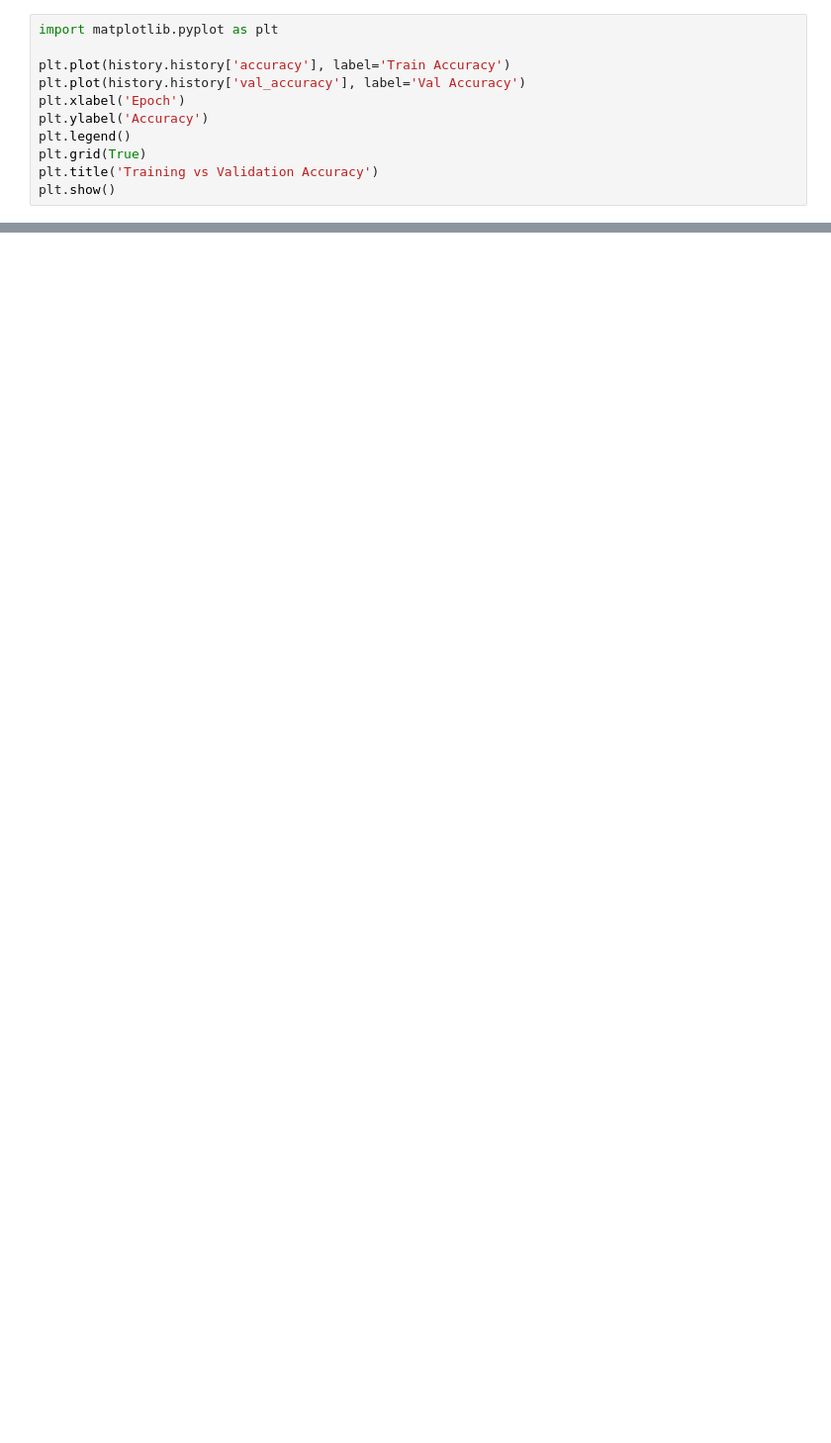
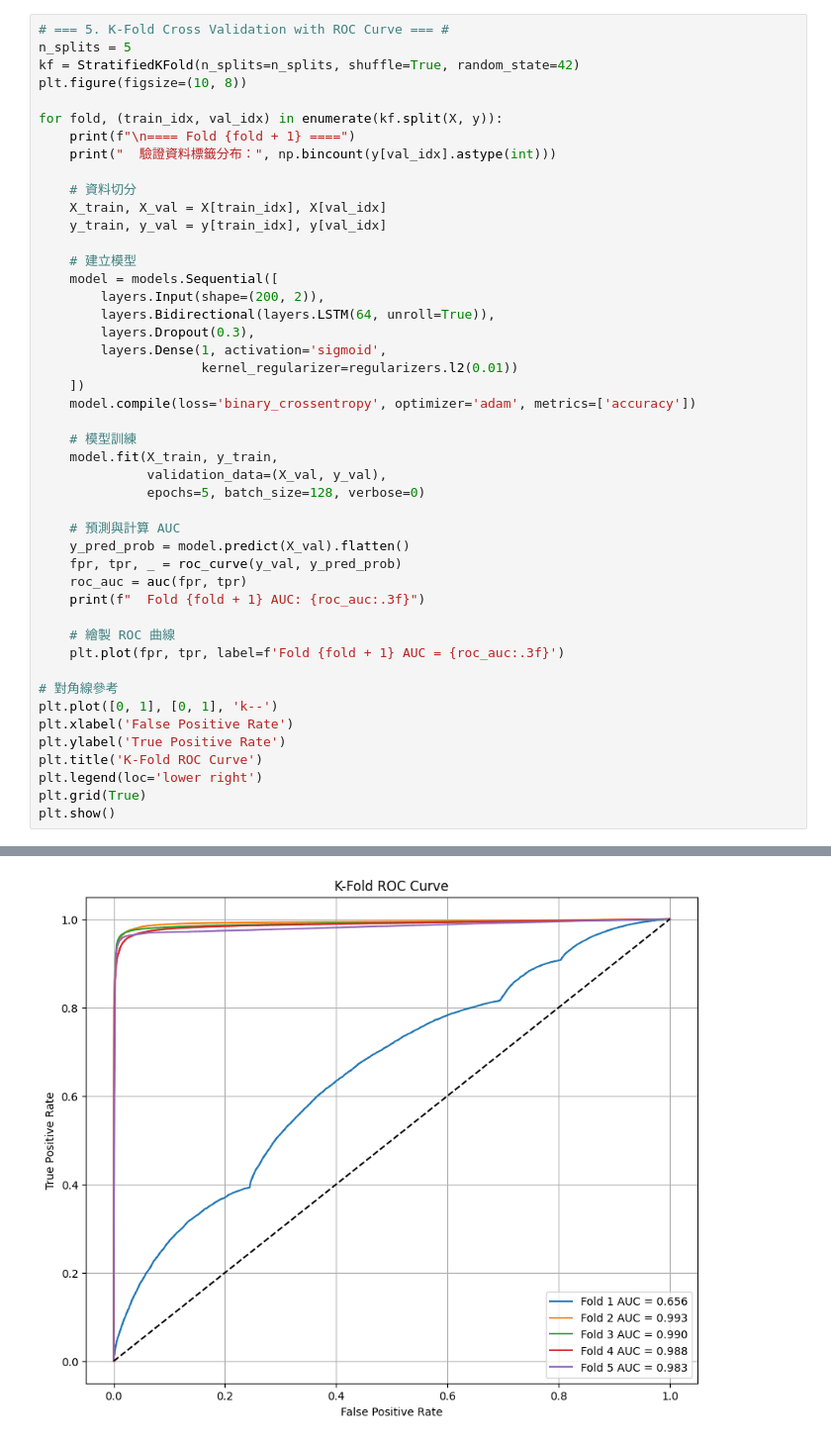
Before and after one commit to JoshHuang666/DL-Final_Project, a Jupyter notebook: FINAL.ipynb, the cells around one changed output, grey strips where cells are left out. Shown at 99% size. Cells and saved outputs as stored; diff of their text form; blank space fills up the shorter version.

```diff
--- a/FINAL.ipynb
+++ b/FINAL.ipynb
@@ -78,11 +111,47 @@ history = model.fit(
 # %%
-import matplotlib.pyplot as plt
+# === 5. K-Fold Cross Validation with ROC Curve === #
+n_splits = 5
+kf = StratifiedKFold(n_splits=n_splits, shuffle=True, random_state=42)
+plt.figure(figsize=(10, 8))
 
-plt.plot(history.history['accuracy'], label='Train Accuracy')
-plt.plot(history.history['val_accuracy'], label='Val Accuracy')
-plt.xlabel('Epoch')
-plt.ylabel('Accuracy')
-plt.legend()
+for fold, (train_idx, val_idx) in enumerate(kf.split(X, y)):
+    print(f"\n==== Fold {fold + 1} ====")
+    print("  驗證資料標籤分布：", np.bincount(y[val_idx].astype(int)))
+
+    # 資料切分
+    X_train, X_val = X[train_idx], X[val_idx]
+    y_train, y_val = y[train_idx], y[val_idx]
+
+    # 建立模型
+    model = models.Sequential([
+        layers.Input(shape=(200, 2)),
+        layers.Bidirectional(layers.LSTM(64, unroll=True)),
+        layers.Dropout(0.3),
+        layers.Dense(1, activation='sigmoid',
+                     kernel_regularizer=regularizers.l2(0.01))
+    ])
+    model.compile(loss='binary_crossentropy', optimizer='adam', metrics=['accuracy'])
+
+    # 模型訓練
+    model.fit(X_train, y_train,
+              validation_data=(X_val, y_val),
+              epochs=5, batch_size=128, verbose=0)
+
+    # 預測與計算 AUC
+    y_pred_prob = model.predict(X_val).flatten()
+    fpr, tpr, _ = roc_curve(y_val, y_pred_prob)
+    roc_auc = auc(fpr, tpr)
+    print(f"  Fold {fold + 1} AUC: {roc_auc:.3f}")
+
+    # 繪製 ROC 曲線
+    plt.plot(fpr, tpr, label=f'Fold {fold + 1} AUC = {roc_auc:.3f}')
+
+# 對角線參考
+plt.plot([0, 1], [0, 1], 'k--')
+plt.xlabel('False Positive Rate')
+plt.ylabel('True Positive Rate')
+plt.title('K-Fold ROC Curve')
+plt.legend(loc='lower right')
 plt.grid(True)
-plt.title('Training vs Validation Accuracy')
 plt.show()
+# %% [output]
@@ -88,0 +180 @@ plt.show()
+[figure, added]
```
Also changed, not shown: parts of 6 cells of this notebook.
